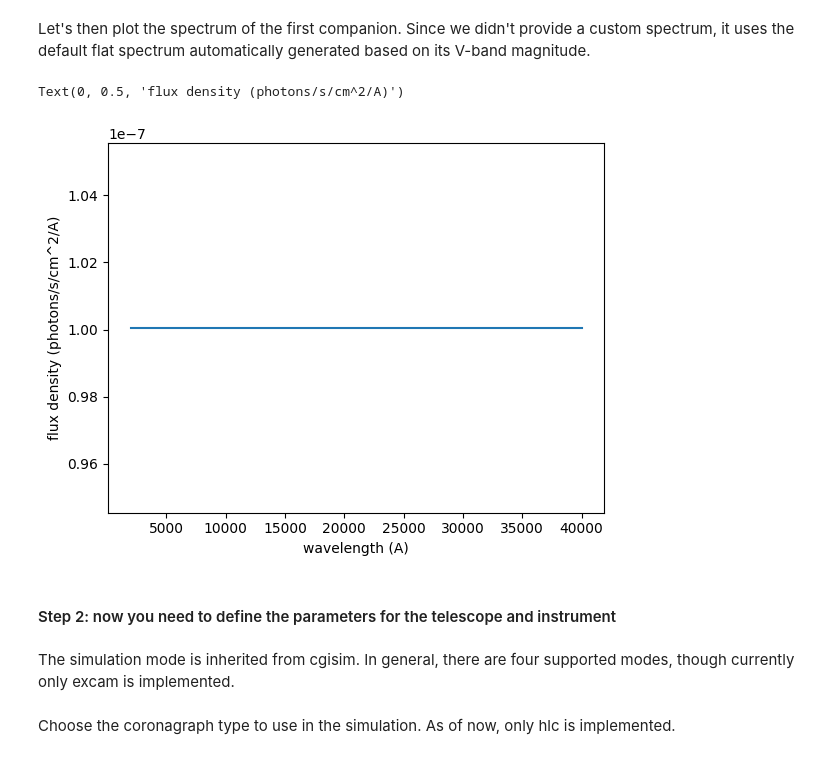
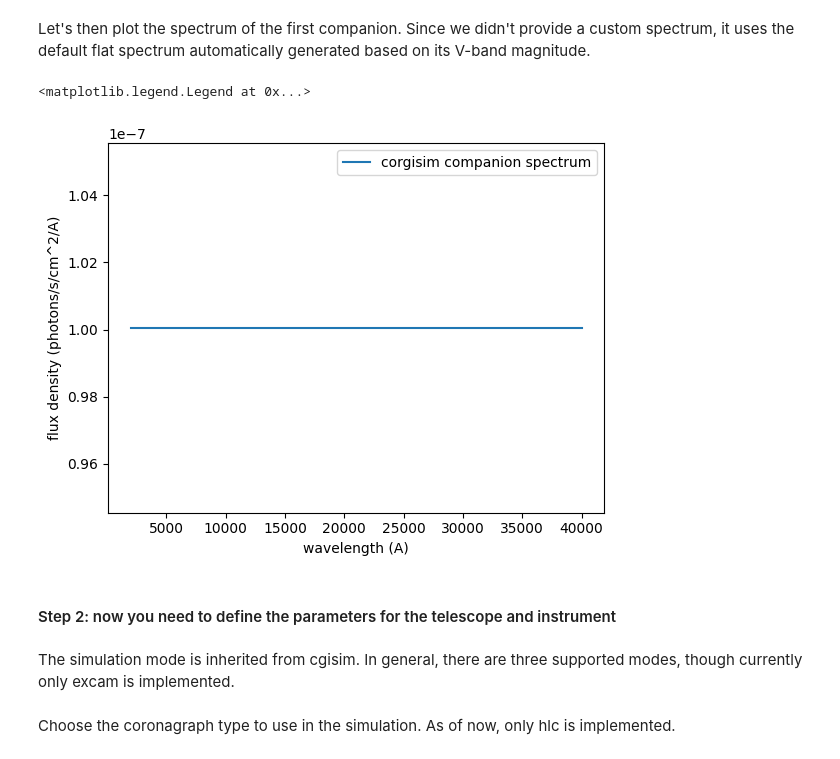
Before and after one commit to roman-corgi/corgisim, a Jupyter notebook: examples/tutorial1_corgisim.ipynb, the cells around one changed output. Cells and saved outputs as stored; diff of their text form; code cells hidden in the pictures.

```diff
--- a/examples/tutorial1_corgisim.ipynb
+++ b/examples/tutorial1_corgisim.ipynb
@@ -148,17 +151,18 @@ Let's then plot the spectrum of the first companion. Since we didn't provide a c
 # %%
 ax=plt.subplot(111)
 #sp.plot(ax=ax)
 lambd = np.linspace(2000, 40000, 1000)
-ax.plot(lambd , sp_comp[0](lambd  ).value,label='corgisim')
+ax.plot(lambd , sp_comp[0](lambd  ).value,label='corgisim companion spectrum')
 ax.set_xlabel('wavelength (A)')
 ax.set_ylabel('flux density (photons/s/cm^2/A)')
+plt.legend()
 # %% [output]
-Text(0, 0.5, 'flux density (photons/s/cm^2/A)')
+<matplotlib.legend.Legend at 0x...>
-[figure, old version]
+[figure, new version]
 # %% [markdown]
 #### Step 2: now you need to define the parameters for the telescope and instrument
 # %% [markdown]
-The simulation mode is inherited from cgisim. In general, there are four supported modes, though currently only excam is implemented.
+The simulation mode is inherited from cgisim. In general, there are three supported modes, though currently only excam is implemented.
 # %%
 # Simulation mode (currently only 'excam' is implemented)
 # Options include:
```
Also changed, not shown: parts of 9 cells of this notebook.
